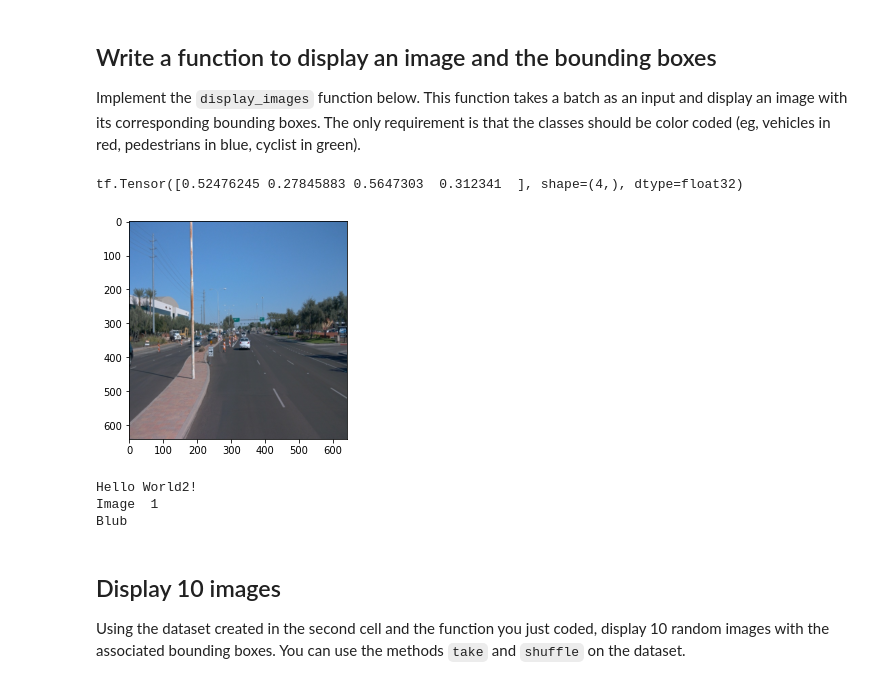
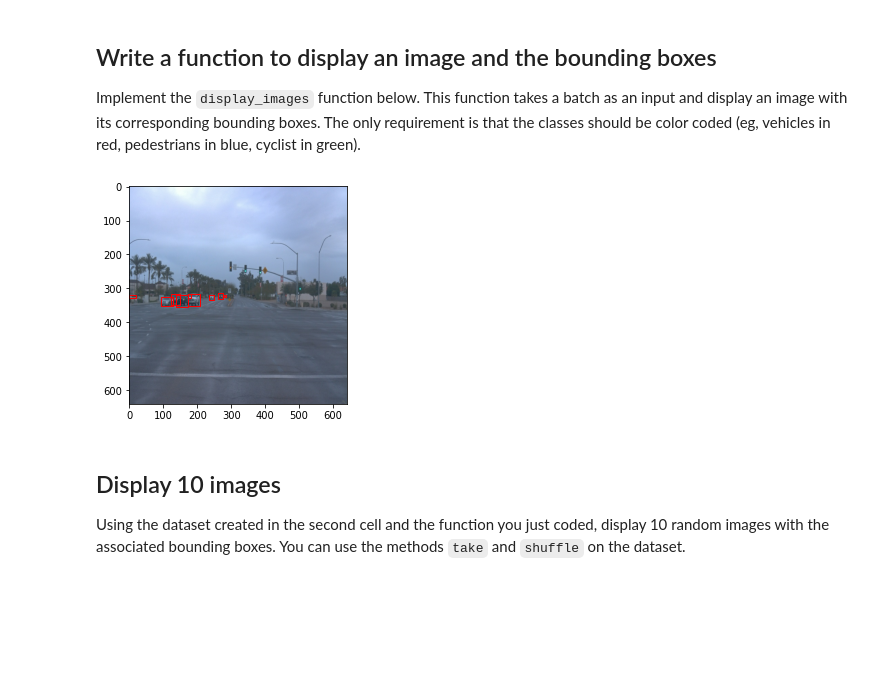
Before and after one commit to dcnhn/udacity-sdce-object-detection, a Jupyter notebook: Exploratory Data Analysis.ipynb, the cells around one changed output. Drawn from its saved outputs; the diff is of its cells as text; code cells hidden in the pictures; blank space fills up the shorter version.

Commit message:
implement method to display image and boxes

```diff
--- a/Exploratory Data Analysis.ipynb
+++ b/Exploratory Data Analysis.ipynb
@@ -29,43 +39,3 @@ Use `tf.data.Dataset.map()
 ## Write a function to display an image and the bounding boxes
 
 Implement the `display_images` function below. This function takes a batch as an input and display an image with its corresponding bounding boxes. The only requirement is that the classes should be color coded (eg, vehicles in red, pedestrians in blue, cyclist in green).
-# %%
-# Access data inside the data_set by iterating over the data_set
-counter = 0
-
-for data in dataSet:
-    # Save bounding box of current element in local variable
-    gtBoxes = data["groundtruth_boxes"]
-
-    # Save labels in local variable
-    gtClasses = data["groundtruth_classes"]
-
-
-    if counter == 0:
-        print(gtBoxes[0])
-        display_images(data)
-        break
-    #counter += 1
-
-print("Hello World2!")
-
-def plot_images(dataSet, numImages):
-    # Handle invalid input
-    totalImages = np.max(1, numImages)
-
-    for index, data in enumerate(dataSet):
-        currentImgNumber = index + 1
-        print("Image ", currentImgNumber)
-
-        if (totalImages == currentImgNumber):
-            break
-
-
-
-plot_images(dataSet, 0)
-# %% [output]
-tf.Tensor([0.52476245 0.27845883 0.5647303  0.312341  ], shape=(4,), dtype=float32)
-[figure, removed]
-Hello World2!
-Image  1
-Blub
@@ -84,0 +42,13 @@ def display_images(batch):
+# %%
+# Create figure
+fig = plt.figure()
+
+# Access data inside the data_set by iterating over the data_set
+for index, data in enumerate(dataSet):
+
+    # Display onle 1 image and break
+    if index == 0:
+        display_images(data)
+        break
+# %% [output]
+[figure, added]
```
Also changed, not shown: parts of 3 cells of this notebook.
